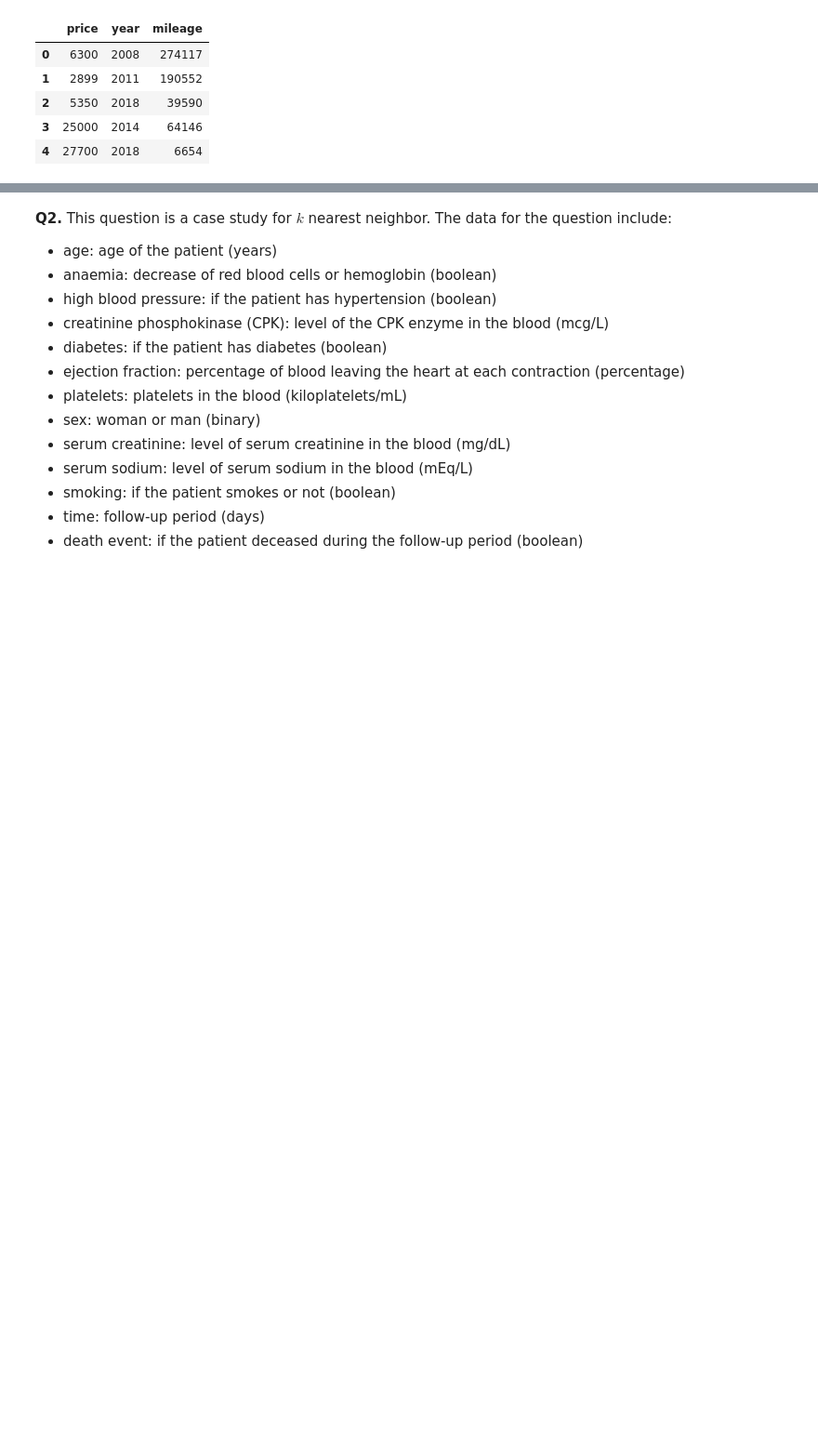
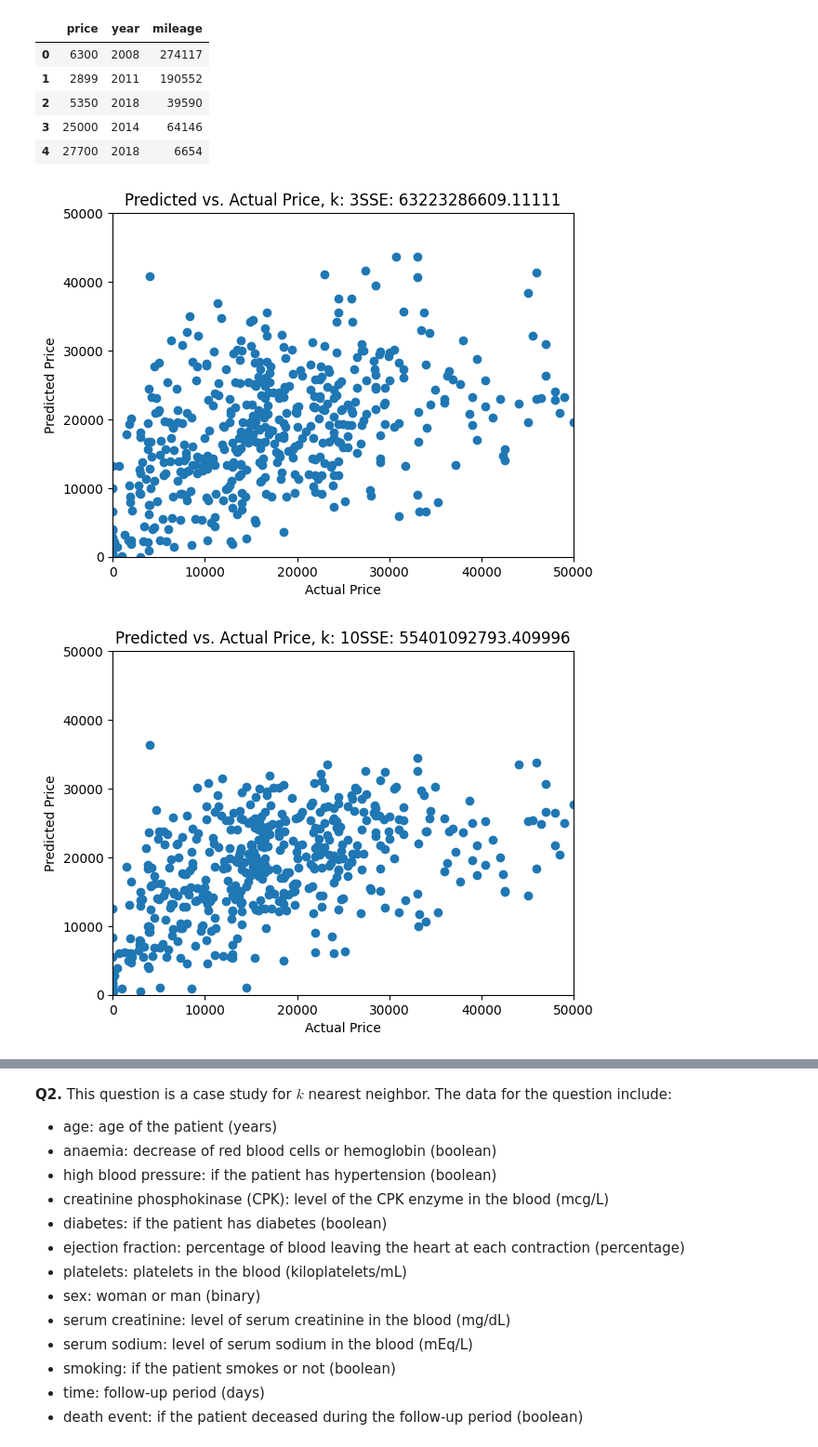
Before and after one commit to Troy-S-Meink/knn, a Jupyter notebook: assignment_knn.ipynb, the cells around one changed output, grey strips where cells are left out. Shown at 93% size. Cells and saved outputs as stored; diff of their text form; code cells hidden in the pictures; blank space fills up the shorter version.

```diff
--- a/assignment_knn.ipynb
+++ b/assignment_knn.ipynb
@@ -85,3 +81,29 @@ X_train, X_test, y_train, y_test = train_test_split(X,y, # Feature and target va
                                                     random_state=100) # For replication purposes
 # %%
 # 4.
+
+k_values = [3, 10, 25, 50, 100, 300] # List of k's to try
+
+
+k_bar = 200 # Number of k's to try
+SSE = np.zeros(k_bar) # We'll store the SSE here
+
+for k in k_values:
+  model = KNeighborsRegressor(n_neighbors=k) # Create a sk model for k
+  fitted_model = model.fit(X_train,y_train)  # Train the model on our data
+
+  y_hat = fitted_model.predict(X_test)  # Predict values for test set
+  SSE = np.sum( (y_test-y_hat)**2 )     # Save the computed SSE for test set
+
+  fig, axes = plt.subplots()
+  plt.scatter(y_test,y_hat)
+
+  plt.xlabel('Actual Price')
+  plt.ylabel('Predicted Price')
+  plt.title('Predicted vs. Actual Price, k: ' + str(k) + 'SSE: ' + str(SSE))
+  plt.xlim(0,50000)
+  plt.ylim(0,50000)
+  plt.show()
+# %% [output]
+[figure, added]
+[figure, added]
```
Also changed, not shown: parts of 5 cells of this notebook.
